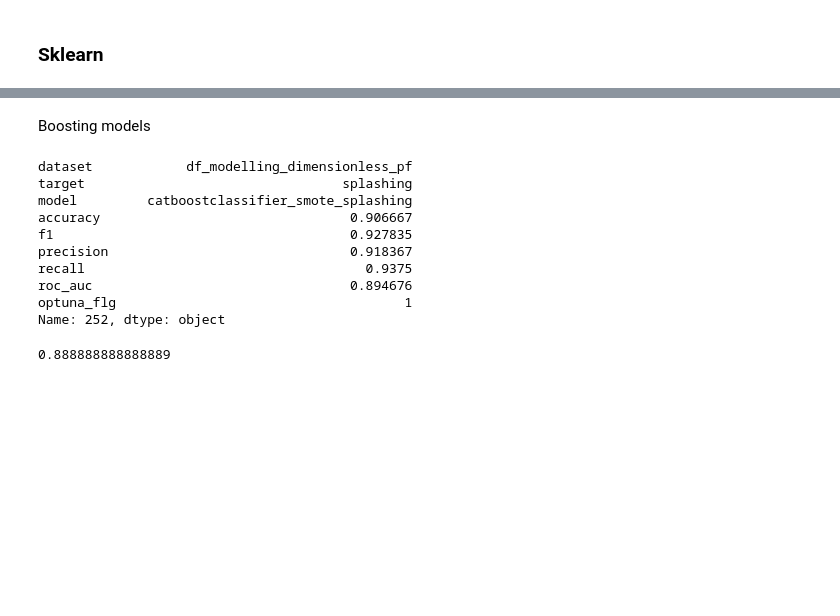
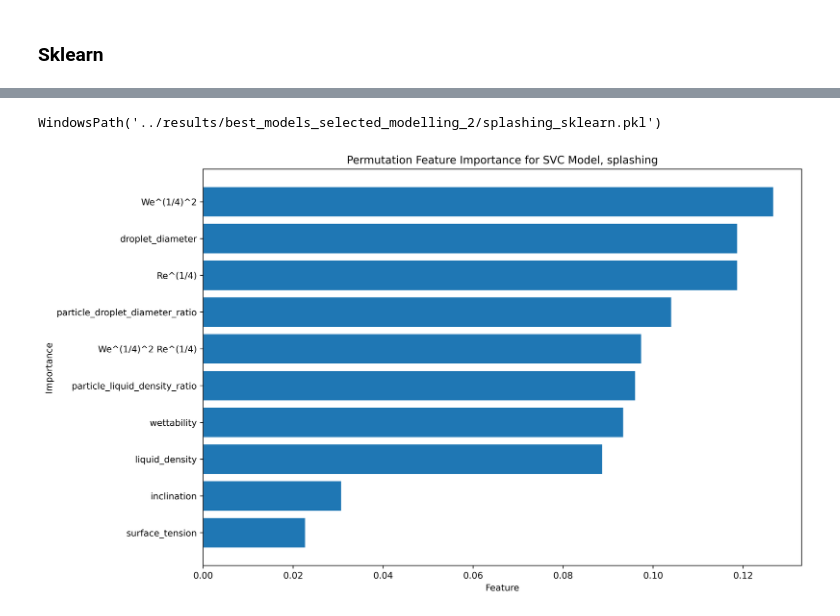
Before and after one commit to mvulf/drop-wall-impact-ml-prediction, a Jupyter notebook: notebooks/models_interpretation.ipynb, the cells around one changed output, grey strips where cells are left out. Drawn from its saved outputs; the diff is of its cells as text; code cells hidden in the pictures; blank space fills up the shorter version.

```diff
--- a/notebooks/models_interpretation.ipynb
+++ b/notebooks/models_interpretation.ipynb
@@ -123,9 +121,14 @@ Name: 233, dtype: object
 # %%
 dict_best_models['net_impact'] = {
-    'sklearn': df_metrics.iloc[238],
-    'boosting': df_metrics.iloc[233]}
+    'sklearn': df_metrics.iloc[38],
+    'boosting': df_metrics.iloc[0]}
 # %% [markdown]
 # Model interpretation
+# %%
+path_interpretations = Path('../results/best_models_interpretations_modelling_2/')
+if not os.path.exists(path_interpretations): os.makedirs(path_interpretations)
+path_best_models = Path('../results/best_models_selected_modelling_2/')
+if not os.path.exists(path_best_models): os.makedirs(path_best_models)
 # %% [markdown]
 ## Splashing
 # %% [markdown]
@@ -135,6 +138,8 @@ target = 'splashing'
 train, test = get_train_test(
     dataset_filename=dict_best_models[target]['sklearn']['dataset'],
     target=target)
+train = train[dict_num_features[dict_best_models[target]['sklearn']['dataset']]+['wettability']+[target]]
+test = test[dict_num_features[dict_best_models[target]['sklearn']['dataset']]+['wettability']+[target]]
 # %%
 dict_best_models[target]['sklearn']
 # %% [output]
@@ -191,32 +156,36 @@ Pipeline(steps=[('preprocessor',
-# %% [markdown]
-Boosting models
-# %%
-df_metrics.iloc[252]
-# %% [output]
-dataset            df_modelling_dimensionless_pf
-target                                 splashing
-model         catboostclassifier_smote_splashing
-accuracy                                0.906667
-f1                                      0.927835
-precision                               0.918367
-recall                                    0.9375
-roc_auc                                 0.894676
-optuna_flg                                     1
-Name: 252, dtype: object
-# %%
-pipeline = [('smt', SMOTE(random_state=RANDOM_STATE))]
-pipeline.append(('model', CatBoostClassifier(**{
-      "objective": "CrossEntropy",
-      "colsample_bylevel": 0.0953763687812177,
-      "depth": 7,
-      "boosting_type": "Plain",
-      "bootstrap_type": "Bernoulli",
-      "subsample": 0.719211743393754,
-      "verbose": False
-    })))
-pipeline = Pipeline(pipeline)
-pipeline.fit(train.drop(columns=['splashing']), y=train['splashing'])
-preds = pipeline.predict(test.drop(columns=['splashing']))
-f1_score(preds, test['splashing'])
-# %% [output]
-0.888888888888889
+# %%
+path_pipeline = r'..\results\best_models_modelling_2\svc_smote_splashing_ordenc_df_modelling_no_multicollinearity_pf_splashing.pkl'
+pipeline = joblib.load(path_pipeline)
+# %%
+shutil.copy(path_pipeline, path_best_models / 'splashing_sklearn.pkl')
+# %% [output]
+WindowsPath('../results/best_models_selected_modelling_2/splashing_sklearn.pkl')
+# %%
+column_transformer = pipeline.steps[0][1].fit(train.drop(columns=[target]))
+result = permutation_importance(
+    estimator=pipeline.steps[1][1],
+    X=column_transformer.transform(test.drop(columns=[target])),
+    y=test[target],
+    n_repeats=20,
+    random_state=RANDOM_STATE)
+
+importances = result.importances_mean
+feature_names = column_transformer.get_feature_names_out()
+feature_names = [x.split('__')[1] for x in feature_names]
+
+df_permut_feature_importance = pd.DataFrame(
+    {'Feature name': feature_names,
+     'Feature importance': importances}
+).sort_values(by='Feature importance')
+plt.figure(figsize=(12, 8),dpi=500)
+plt.barh(
+    y=df_permut_feature_importance['Feature name'],
+    width=df_permut_feature_importance['Feature importance']
+    )
+plt.xlabel('Feature')
+plt.ylabel('Importance')
+plt.title(f'Permutation Feature Importance for SVC Model, {target}')
+plt.savefig(path_interpretations / f'best_sklearn_{target}.pdf')
+plt.show()
+# %% [output]
+[figure, added]
```
Also changed, not shown: parts of 35 cells of this notebook, 11 other files.
